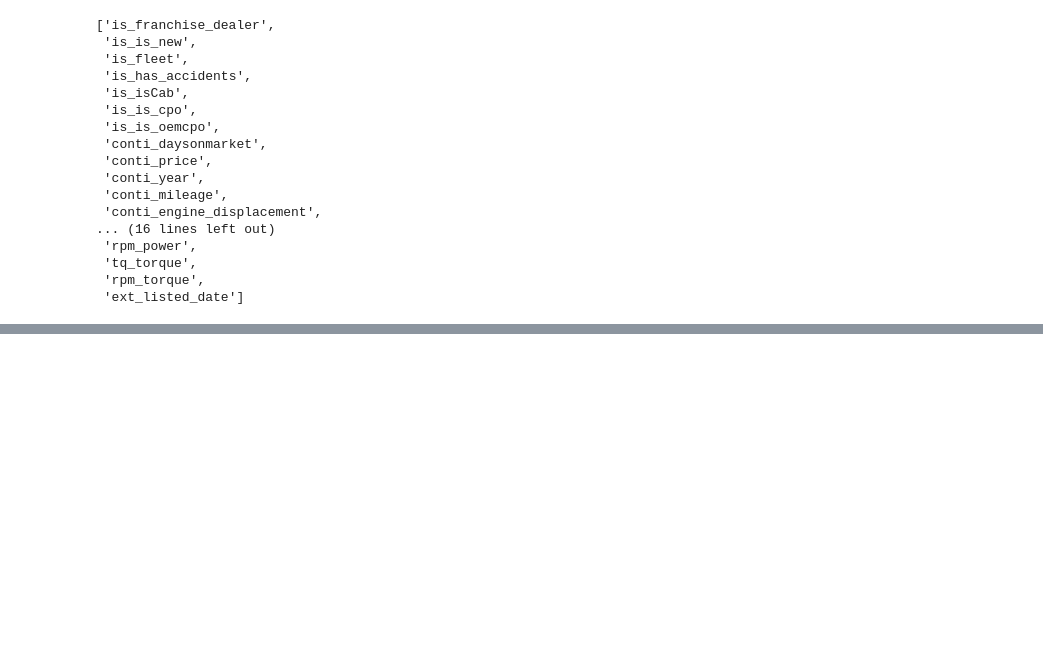
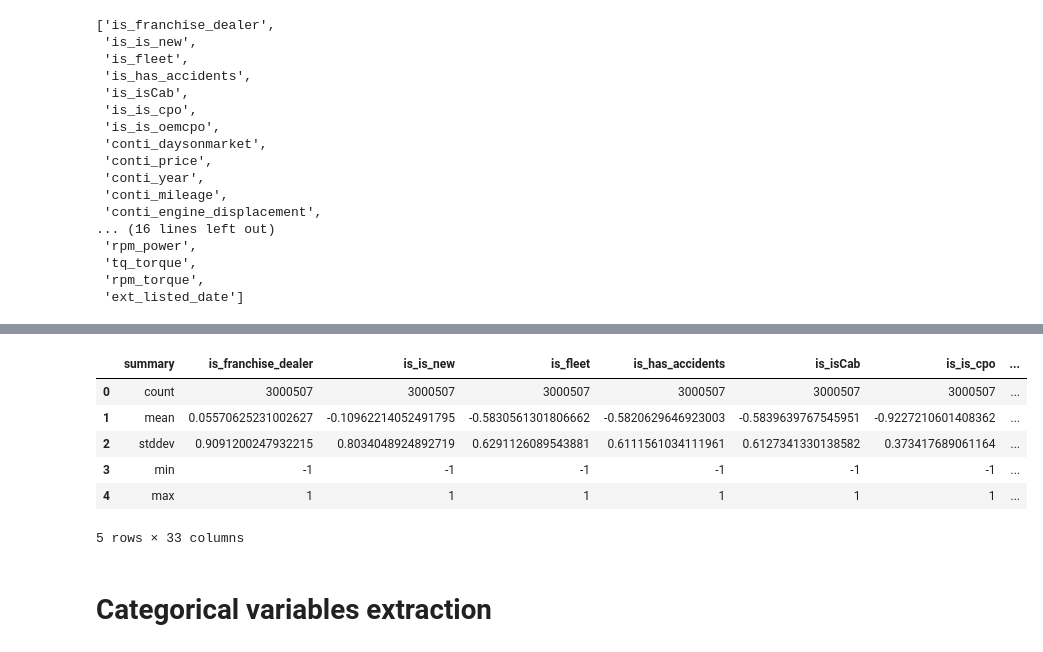
Before and after one commit to DataCrane/cars_spark, a Jupyter notebook: Cars_prices.ipynb, the cells around one changed output, grey strips where cells are left out. Drawn from its saved outputs; the diff is of its cells as text; code cells hidden in the pictures; blank space fills up the shorter version.

```diff
--- a/Cars_prices.ipynb
+++ b/Cars_prices.ipynb
@@ -605,0 +689,6 @@ Columns & datatypes:
+# %%
+# created data types
+parDF=int_size_decrease(to_integer_list, parDF)
+
+print('Created columns & datatypes:')
+pd.DataFrame(parDF[ext_v].dtypes, columns =['col_name', 'data_type'])
@@ -605,0 +746,30 @@ Columns & datatypes:
+# %%
+to_float_list = ['conti_price'
+                 ,'conti_seller_rating'
+                 ,'conti_engine_displacement'
+                 ,'conti_height'
+                 ,'conti_fuel_tank_volume'
+                 ,'conti_front_legroom'
+                 ,'conti_horsepower'
+                 ,'conti_back_legroom'
+                 ,'conti_width'
+                 ,'conti_wheelbase'
+                 ,'conti_length'
+                 ,'conti_highway_fuel_economy'
+                 ,'conti_city_fuel_economy'
+                ]
+# %%
+def get_float(columns, df=parDF):
+
+    for c in columns:
+        print('processing : ', c, '\n')
+        df = df.withColumn(c, F.col(c).cast(T.DoubleType()))
+
+    df=df.na.fill(-1)
+
+    return df
+# %%
+parDF = get_float(to_float_list)
+
+print('Created columns & datatypes:')
+pd.DataFrame(parDF[ext_v].dtypes, columns =['col_name', 'data_type'])
@@ -605,0 +811,14 @@ Columns & datatypes:
+# %%
+# descriptive
+descr = parDF[ext_v].describe().toPandas()
+descr
+# %% [output]
+|  | summary | is_franchise_dealer | is_is_new | is_fleet | is_has_accidents | is_isCab | is_is_cpo | ... |
+| 0 | count | 3000507 | 3000507 | 3000507 | 3000507 | 3000507 | 3000507 | ... |
+| 1 | mean | 0.05570625231002627 | -0.10962214052491795 | -0.5830561301806662 | -0.5820629646923003 | -0.5839639767545951 | -0.9227210601408362 | ... |
+| 2 | stddev | 0.9091200247932215 | 0.8034048924892719 | 0.6291126089543881 | 0.6111561034111961 | 0.6127341330138582 | 0.373417689061164 | ... |
+| 3 | min | -1 | -1 | -1 | -1 | -1 | -1 | ... |
+| 4 | max | 1 | 1 | 1 | 1 | 1 | 1 | ... |
+5 rows × 33 columns
+# %% [markdown]
+# Categorical variables extraction
```
Also changed, not shown: parts of 19 cells of this notebook, 1 other file.
